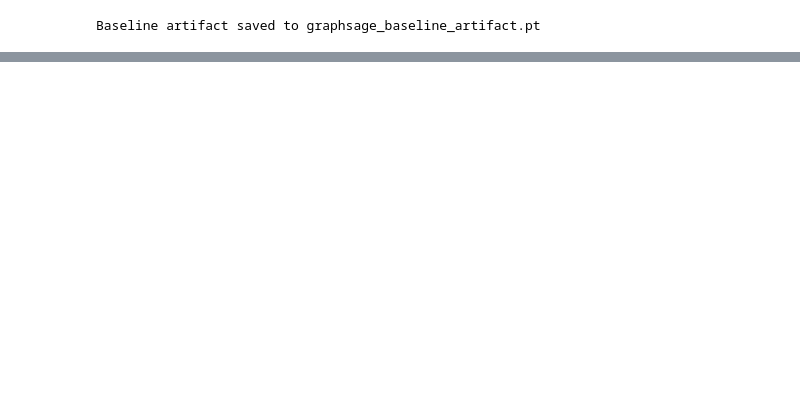
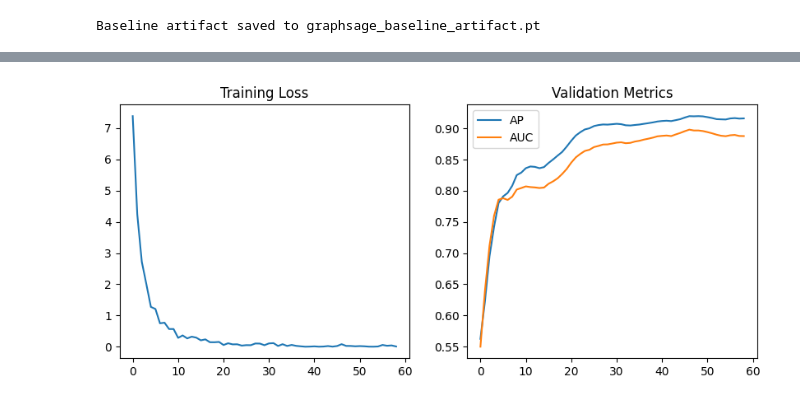
Before and after one commit to anjipoo/seminar_drug_repurp, a Jupyter notebook: notebooks/graphsage.ipynb, the cells around one changed output, grey strips where cells are left out. Saved outputs shown, nothing was run; the diff lists cells and outputs as text; code cells hidden in the pictures; blank space fills up the shorter version.

```diff
--- a/notebooks/graphsage.ipynb
+++ b/notebooks/graphsage.ipynb
@@ -329,0 +449,16 @@ torch.save(baseline_artifact, SAVE_PATH + "graphsage_baseline_artifact.pt")
+# %%
+plt.figure(figsize=(10,4))
+
+plt.subplot(1,2,1)
+plt.plot(train_losses)
+plt.title("Training Loss")
+
+plt.subplot(1,2,2)
+plt.plot(val_aps, label="AP")
+plt.plot(val_aucs, label="AUC")
+plt.legend()
+plt.title("Validation Metrics")
+
+plt.show()
+# %% [output]
+[figure, added]
```
Also changed, not shown: parts of 8 cells of this notebook, 4 other files.
